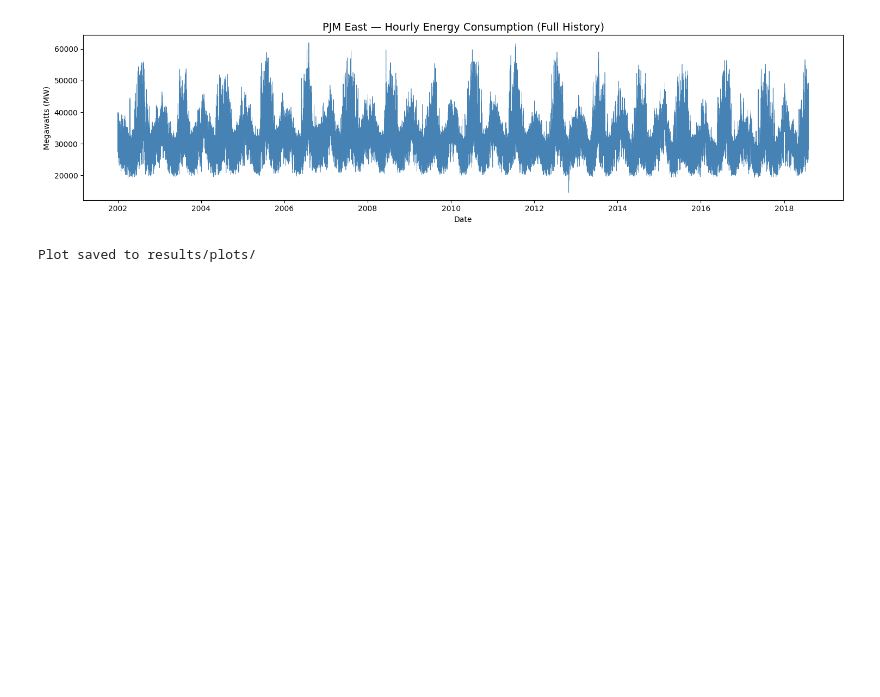
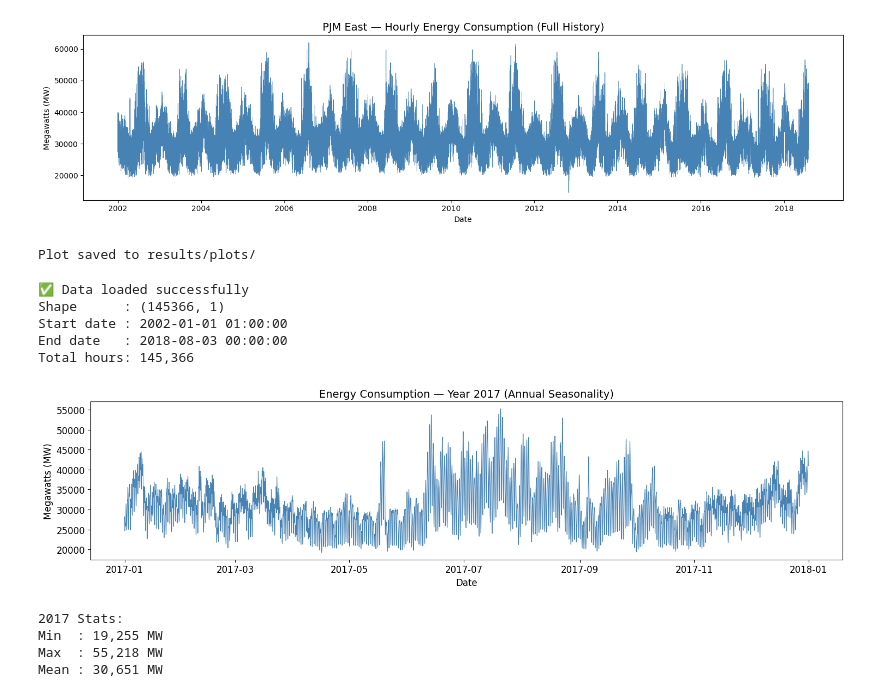
Before and after one commit to JaknaP-ai/energy-demand-forecasting, a Jupyter notebook: notebooks/01_eda.ipynb, the cells around one changed output. Drawn from its saved outputs; the diff is of its cells as text; code cells hidden in the pictures; blank space fills up the shorter version.

Commit message:
feat: complete EDA with seasonality, outlier detection, stationarity and ACF/PACF analysis

```diff
--- a/notebooks/01_eda.ipynb
+++ b/notebooks/01_eda.ipynb
@@ -90,3 +90,58 @@ print("Plot saved to results/plots/")
 # %% [output]
 [figure]
 Plot saved to results/plots/
+# %%
+import pandas as pd
+import numpy as np
+import matplotlib.pyplot as plt
+import matplotlib.dates as mdates
+import seaborn as sns
+from statsmodels.tsa.stattools import adfuller
+from statsmodels.graphics.tsaplots import plot_acf, plot_pacf
+import warnings
+warnings.filterwarnings('ignore')
+
+# Plot styling
+plt.rcParams['figure.figsize'] = (15, 5)
+plt.rcParams['font.size'] = 12
+
+# Reload data cleanly
+df = pd.read_csv(r"C:\Users\NB00569\Projects\energy-demand-forecasting\data\raw\PJME_hourly.csv")
+df['Datetime'] = pd.to_datetime(df['Datetime'])
+df = df.set_index('Datetime').sort_index()
+df.columns = ['energy_mw']
+
+print("✅ Data loaded successfully")
+print(f"Shape      : {df.shape}")
+print(f"Start date : {df.index.min()}")
+print(f"End date   : {df.index.max()}")
+print(f"Total hours: {len(df):,}")
+# %% [output]
+✅ Data loaded successfully
+Shape      : (145366, 1)
+Start date : 2002-01-01 01:00:00
+End date   : 2018-08-03 00:00:00
+Total hours: 145,366
+# %%
+# Zoom into one full year to see annual seasonality
+year_2017 = df.loc['2017-01-01':'2017-12-31']
+
+plt.figure(figsize=(15, 4))
+plt.plot(year_2017['energy_mw'], linewidth=0.8, color='steelblue')
+plt.title('Energy Consumption — Year 2017 (Annual Seasonality)', fontsize=14)
+plt.xlabel('Date')
+plt.ylabel('Megawatts (MW)')
+plt.tight_layout()
+plt.savefig('../results/plots/02_annual_seasonality.png', dpi=150)
+plt.show()
+
+print(f"2017 Stats:")
+print(f"Min  : {year_2017['energy_mw'].min():,.0f} MW")
+print(f"Max  : {year_2017['energy_mw'].max():,.0f} MW")
+print(f"Mean : {year_2017['energy_mw'].mean():,.0f} MW")
+# %% [output]
+[figure, added]
+2017 Stats:
+Min  : 19,255 MW
+Max  : 55,218 MW
+Mean : 30,651 MW
```
Also changed, not shown: parts of 7 cells of this notebook, 6 other files.
